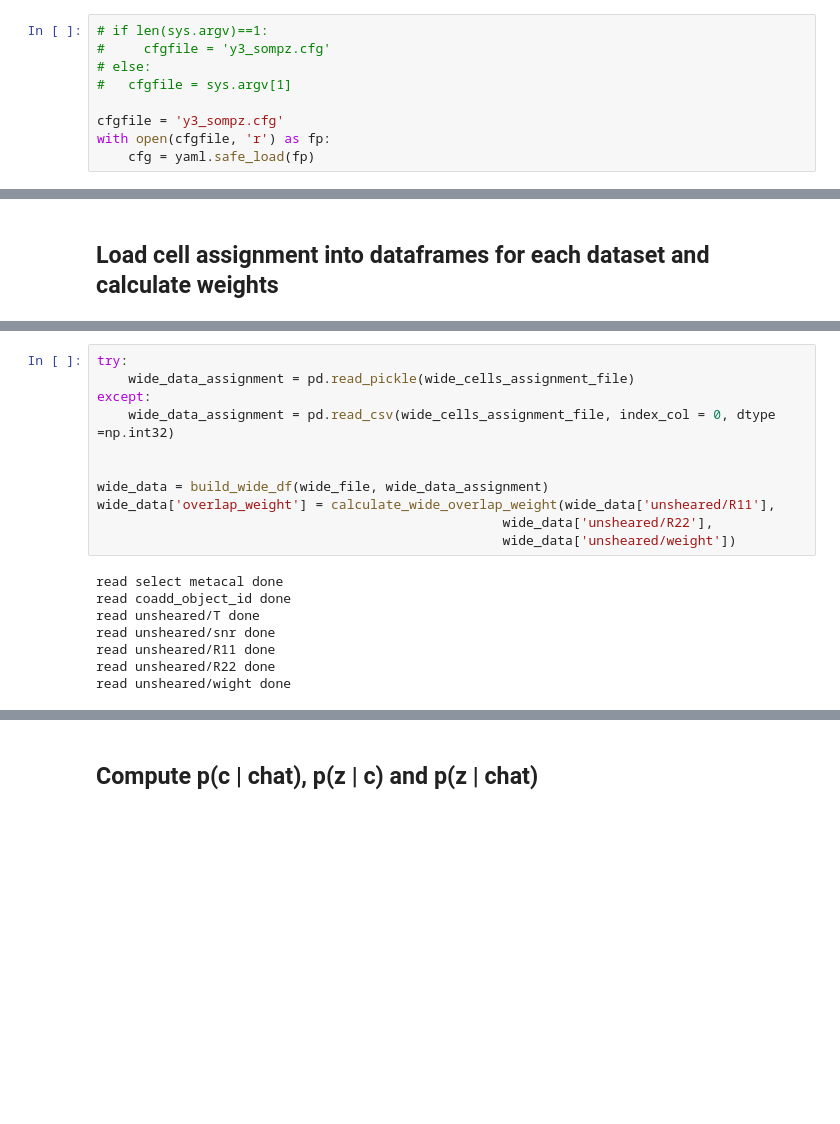
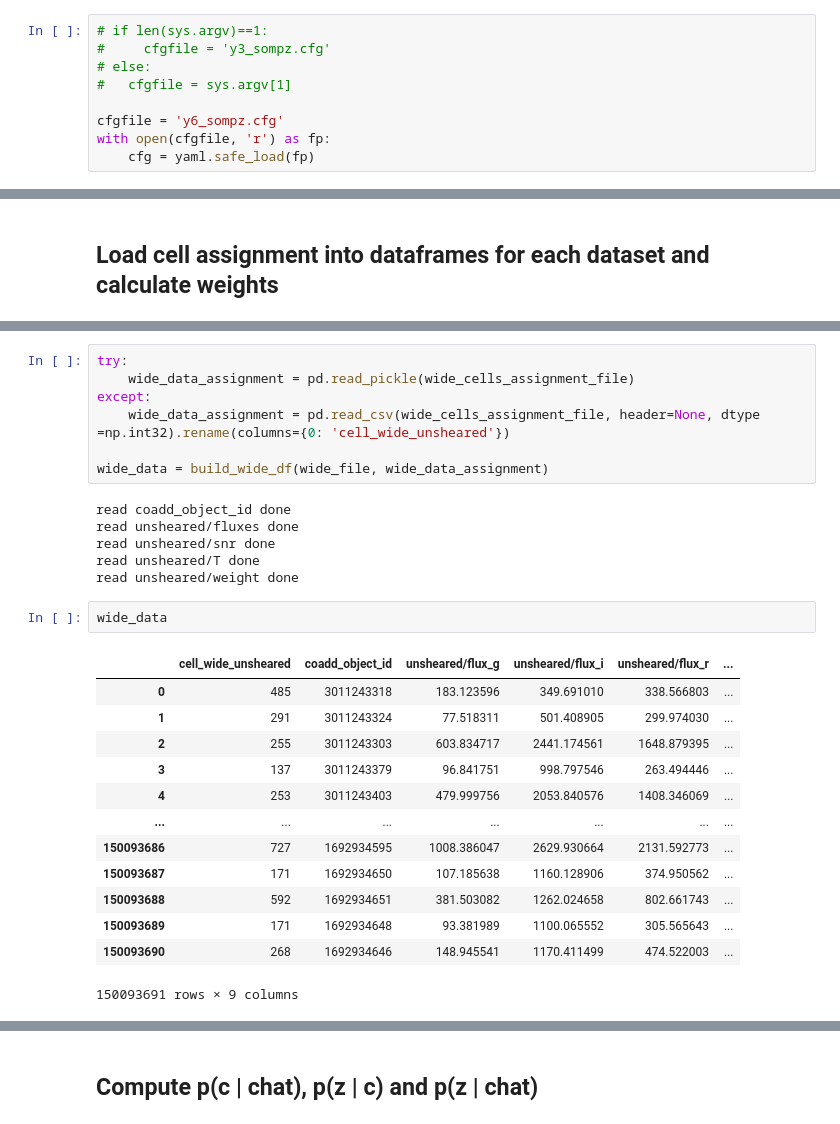
Before and after one commit to AndresaCampos/sompz_y6, a Jupyter notebook: compute_redshifts.ipynb, the cells around one changed output, grey strips where cells are left out. Saved outputs shown, nothing was run; the diff lists cells and outputs as text; blank space fills up the shorter version.

```diff
--- a/compute_redshifts.ipynb
+++ b/compute_redshifts.ipynb
@@ -19,6 +19,6 @@ import sys
 # else:
 # 	cfgfile = sys.argv[1]
 
-cfgfile = 'y3_sompz.cfg'
+cfgfile = 'y6_sompz.cfg'
 with open(cfgfile, 'r') as fp:
     cfg = yaml.safe_load(fp)
@@ -84,19 +91,29 @@ unmatched cosmos deep:  70085
-# %%
-try:
-    wide_data_assignment = pd.read_pickle(wide_cells_assignment_file)
-except:
-    wide_data_assignment = pd.read_csv(wide_cells_assignment_file, index_col = 0, dtype =np.int32)
-
-
-wide_data = build_wide_df(wide_file, wide_data_assignment)
-wide_data['overlap_weight'] = calculate_wide_overlap_weight(wide_data['unsheared/R11'],
-                                                    wide_data['unsheared/R22'],
-                                                    wide_data['unsheared/weight'])
-# %% [output]
-read select metacal done
-read coadd_object_id done
-read unsheared/T done
-read unsheared/snr done
-read unsheared/R11 done
-read unsheared/R22 done
-read unsheared/wight done
+# %%
+try:
+    wide_data_assignment = pd.read_pickle(wide_cells_assignment_file)
+except:
+    wide_data_assignment = pd.read_csv(wide_cells_assignment_file, header=None, dtype =np.int32).rename(columns={0: 'cell_wide_unsheared'})
+
+wide_data = build_wide_df(wide_file, wide_data_assignment)
+# %% [output]
+read coadd_object_id done
+read unsheared/fluxes done
+read unsheared/snr done
+read unsheared/T done
+read unsheared/weight done
+# %%
+wide_data
+# %% [output]
+|  | cell_wide_unsheared | coadd_object_id | unsheared/flux_g | unsheared/flux_i | unsheared/flux_r | ... |
+| 0 | 485 | 3011243318 | 183.123596 | 349.691010 | 338.566803 | ... |
+| 1 | 291 | 3011243324 | 77.518311 | 501.408905 | 299.974030 | ... |
+| 2 | 255 | 3011243303 | 603.834717 | 2441.174561 | 1648.879395 | ... |
+| 3 | 137 | 3011243379 | 96.841751 | 998.797546 | 263.494446 | ... |
+| 4 | 253 | 3011243403 | 479.999756 | 2053.840576 | 1408.346069 | ... |
+| ... | ... | ... | ... | ... | ... | ... |
+| 150093686 | 727 | 1692934595 | 1008.386047 | 2629.930664 | 2131.592773 | ... |
+| 150093687 | 171 | 1692934650 | 107.185638 | 1160.128906 | 374.950562 | ... |
+| 150093688 | 592 | 1692934651 | 381.503082 | 1262.024658 | 802.661743 | ... |
+| 150093689 | 171 | 1692934648 | 93.381989 | 1100.065552 | 305.565643 | ... |
+| 150093690 | 268 | 1692934646 | 148.945541 | 1170.411499 | 474.522003 | ... |
+150093691 rows × 9 columns
```
Also changed, not shown: parts of 22 cells of this notebook, 3 other files.
